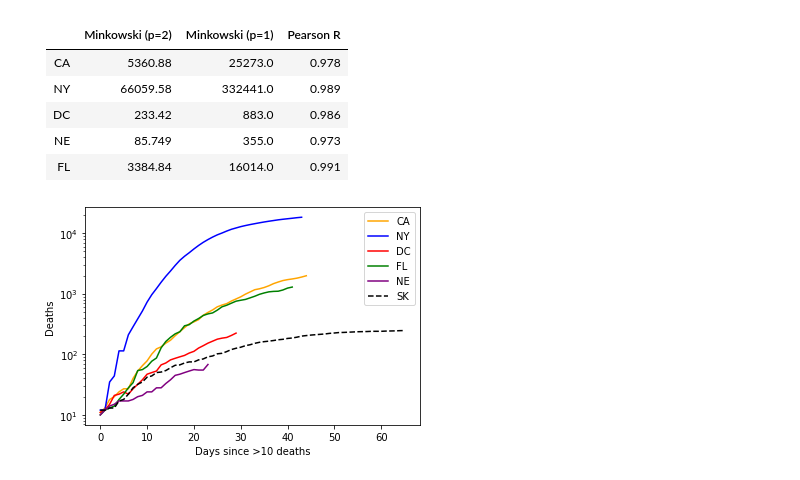
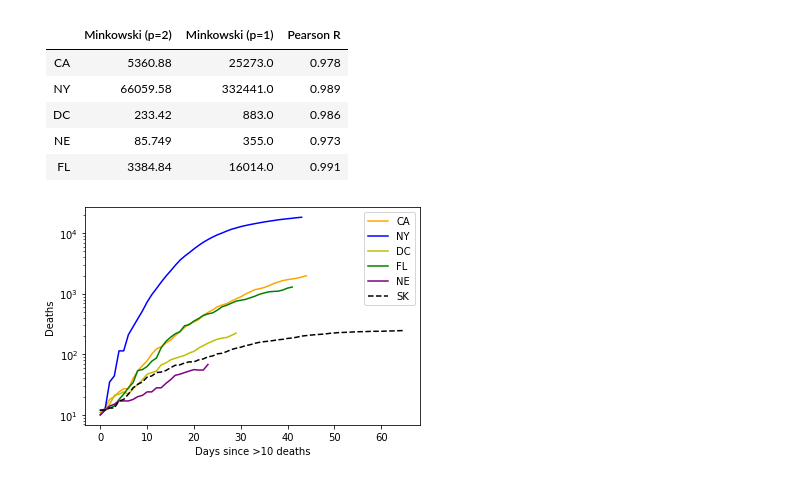
Before and after one commit to RileyWClarke/MLTSA_COVID19, a Jupyter notebook: covid19_dist.ipynb, the cells around one changed output. Saved outputs shown, nothing was run; the diff lists cells and outputs as text; code cells hidden in the pictures.

```diff
--- a/covid19_dist.ipynb
+++ b/covid19_dist.ipynb
@@ -232,15 +239,15 @@ pearsonr(us_FL['death'][::-1],skorea_d10['deceased'][:len(us_FL['death'])])
 # %%
 plt.plot(us_CA['d10'], us_CA['death'][::-1], c='orange', label='CA')
 plt.plot(us_NY['d10'], us_NY['death'][::-1], c='b', label='NY')
-plt.plot(us_DC['d10'], us_DC['death'][::-1], c='r', label='DC')
+plt.plot(us_DC['d10'], us_DC['death'][::-1], c='y', label='DC')
 plt.plot(us_FL['d10'], us_FL['death'][::-1], c='g', label='FL')
 plt.plot(us_NE['d10'], us_NE['death'][::-1], c='purple', label='NE')
 plt.plot(skorea_d10['d10'], skorea_d10['deceased'], c='k', ls='--', label='SK')
 plt.yscale('log')
 plt.xlabel('Days since >10 deaths')
 plt.ylabel('Deaths')
 plt.legend()
 plt.savefig('ALLvSK.png', bbox_inches='tight')
 plt.show()
 # %% [output]
-[figure, old version]
+[figure, new version]
```
Also changed, not shown: parts of 10 cells of this notebook.
